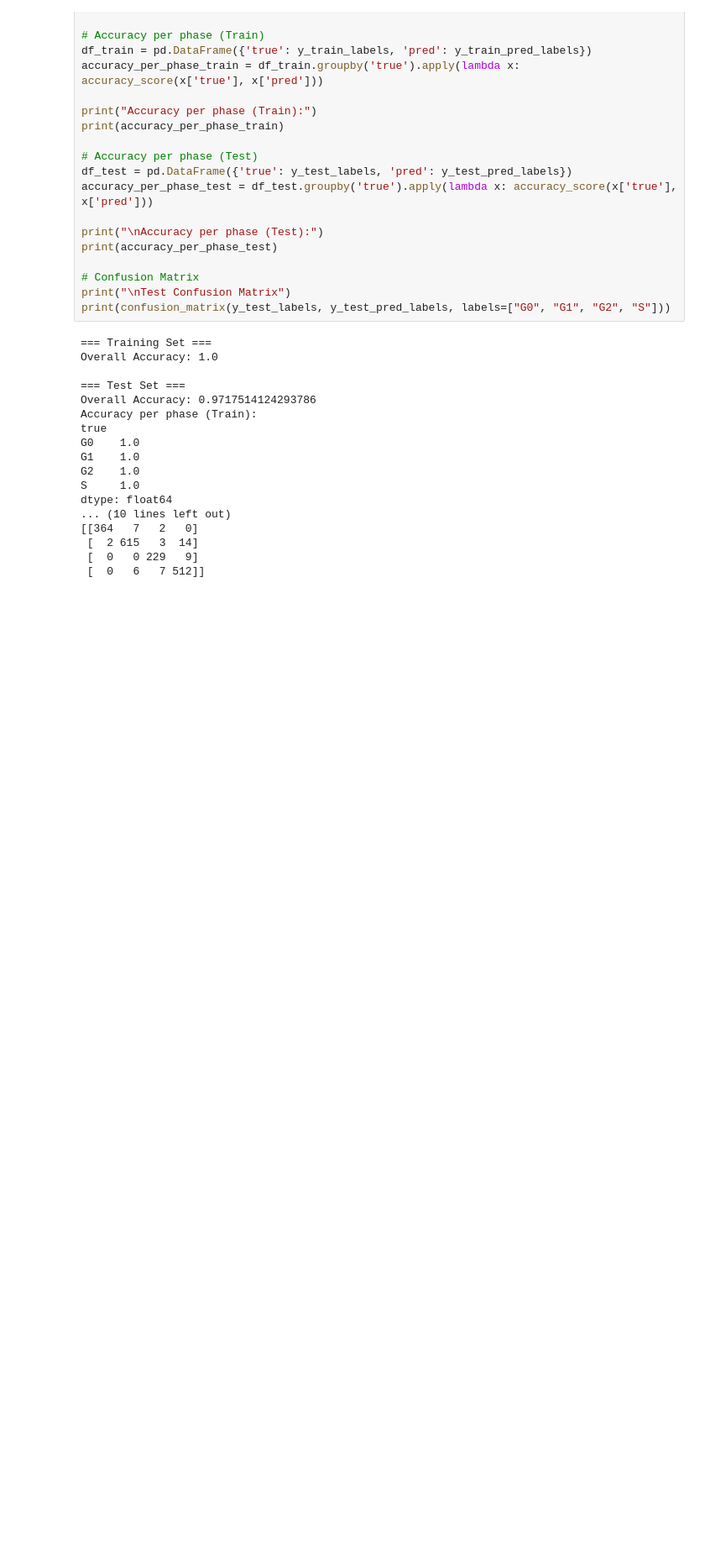
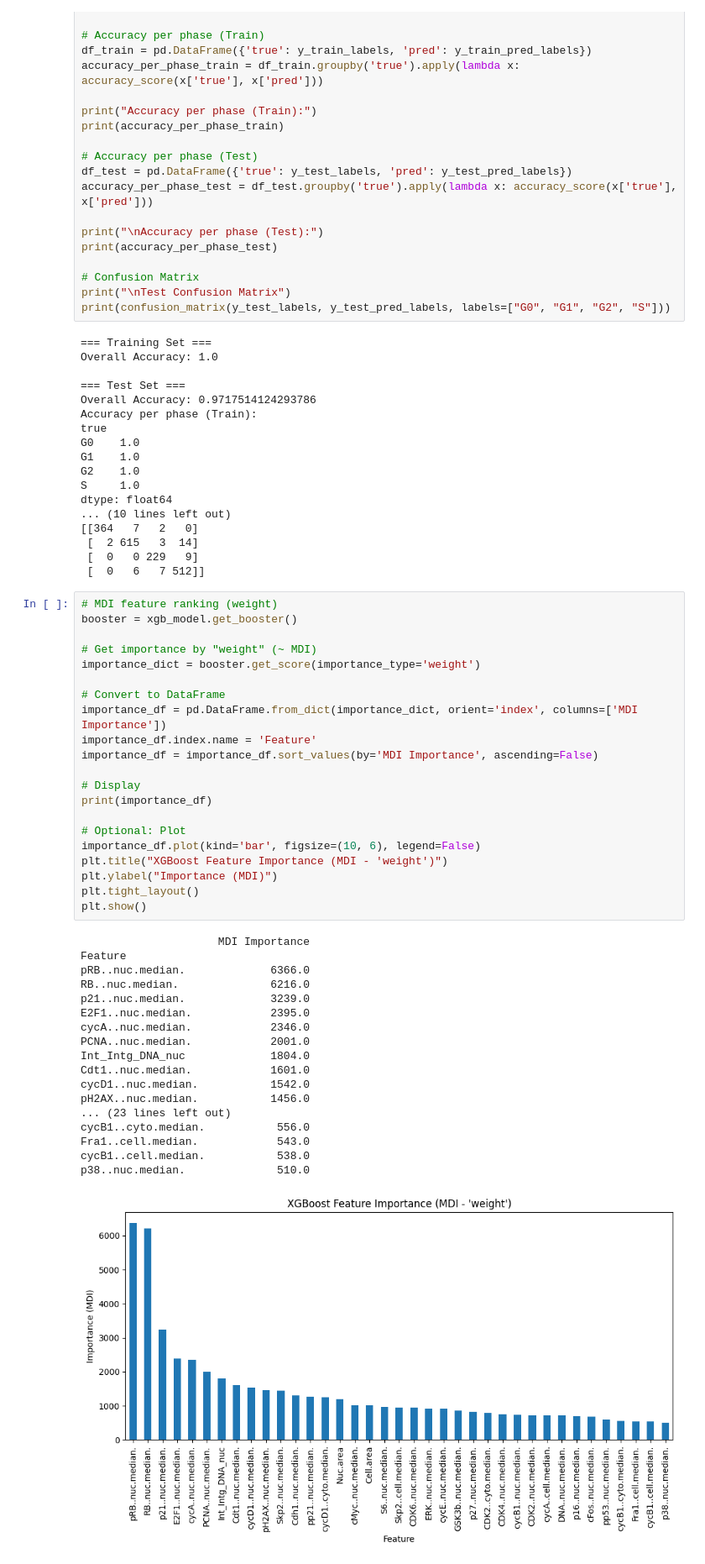
Before and after one commit to mariahgloehr/IICD, a Jupyter notebook: XGBoost/xgb_top40_classification.ipynb, the cells around one changed output. Shown at 84% size. Saved outputs shown, nothing was run; the diff lists cells and outputs as text; blank space fills up the shorter version.

```diff
--- a/XGBoost/xgb_top40_classification.ipynb
+++ b/XGBoost/xgb_top40_classification.ipynb
@@ -120,3 +121,43 @@ dtype: float64
  [  2 615   3  14]
  [  0   0 229   9]
  [  0   6   7 512]]
+# %%
+# MDI feature ranking (weight)
+booster = xgb_model.get_booster()
+
+# Get importance by "weight" (~ MDI)
+importance_dict = booster.get_score(importance_type='weight')
+
+# Convert to DataFrame
+importance_df = pd.DataFrame.from_dict(importance_dict, orient='index', columns=['MDI Importance'])
+importance_df.index.name = 'Feature'
+importance_df = importance_df.sort_values(by='MDI Importance', ascending=False)
+
+# Display
+print(importance_df)
+
+# Optional: Plot
+importance_df.plot(kind='bar', figsize=(10, 6), legend=False)
+plt.title("XGBoost Feature Importance (MDI - 'weight')")
+plt.ylabel("Importance (MDI)")
+plt.tight_layout()
+plt.show()
+# %% [output]
+                     MDI Importance
+Feature
+pRB..nuc.median.             6366.0
+RB..nuc.median.              6216.0
+p21..nuc.median.             3239.0
+E2F1..nuc.median.            2395.0
+cycA..nuc.median.            2346.0
+PCNA..nuc.median.            2001.0
+Int_Intg_DNA_nuc             1804.0
+Cdt1..nuc.median.            1601.0
+cycD1..nuc.median.           1542.0
+pH2AX..nuc.median.           1456.0
+... (23 lines left out)
+cycB1..cyto.median.           556.0
+Fra1..cell.median.            543.0
+cycB1..cell.median.           538.0
+p38..nuc.median.              510.0
+[figure, added]
```
Also changed, not shown: parts of 1 cell of this notebook, 3 other files.
